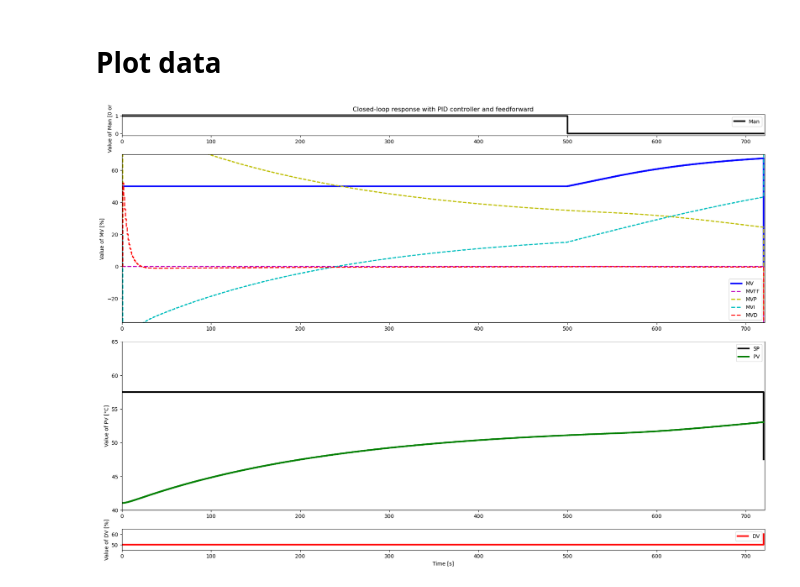
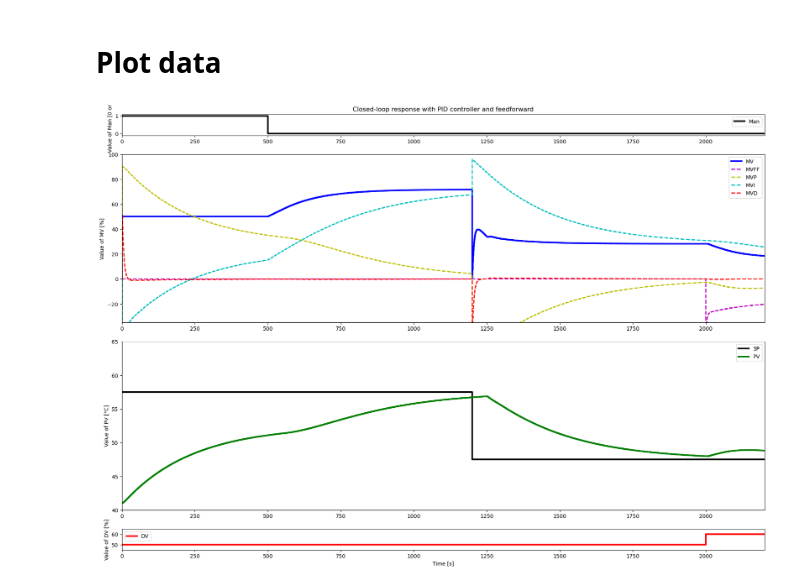
Before and after one commit to comus3/controlTheoryLabFiles, a Jupyter notebook: Control_theory_software_V3/Simulation_CLP_PID_FF.ipynb, the cells around one changed output. Cells and saved outputs as stored; diff of their text form; code cells hidden in the pictures.

```diff
--- a/Control_theory_software_V3/Simulation_CLP_PID_FF.ipynb
+++ b/Control_theory_software_V3/Simulation_CLP_PID_FF.ipynb
@@ -20,7 +20,7 @@ from PACKAGE_LAB import *
 # %% [markdown]
 # Simulation parameters
 # %%
-TSim = 2000               # Simulation Time [s]
+TSim = 2400               # Simulation Time [s]
 Ts = 1                     # Sampling Period [s], Ts est imposé
 N = int(TSim/Ts) + 1
 
@@ -205,32 +205,32 @@ ax4.set_ylabel("Value of DV [%]")
 ax4.legend(loc='best')
 
 ManInt = [int(x) for x in Man]
 
 l1.set_data(t,ManInt)
 l2.set_data(t,MV)
 l21.set_data(t,MVP)
 l22.set_data(t,MVI)
 l23.set_data(t,MVD)
 l24.set_data(t,MVFF)
 l3.set_data(t,SP)
 l4.set_data(t,PV)
 l5.set_data(t,DV)
 
 ax1.set_xlim(0, t[-1]+1)
 ax2.set_xlim(0, t[-1]+1)
 ax3.set_xlim(0, t[-1]+1)
 ax4.set_xlim(0, t[-1]+1)
 
 MVMinscope = myRound(np.min([np.min(MV),np.min(MVP),np.min(MVI),np.min(MVD),np.min(MVFF)]),5)-5
 MVMaxscope = myRound(np.max([np.max(MV),np.max(MVP),np.max(MVI),np.max(MVD),np.max(MVFF)]),5)+5
 
 ax1.set_ylim(-0.1,1.1)
-ax2.set_ylim(np.max([MVMinscope,-35]), np.min([MVMaxscope,70]))
+ax2.set_ylim(np.max([MVMinscope,-35]), np.min([MVMaxscope,100]))
 ax3.set_ylim(np.max([myRound(np.min((np.min(PV),np.min(SP))),5)-5,40]), myRound(np.max((np.max(PV),np.max(SP))),5)+5)
 ax4.set_ylim(myRound(np.min(DV),5)-5,myRound(np.max(DV),5)+5)
 
 nameFile = 'Plots/Simulation_' + scenario
 if not os.path.exists('Plots'):
     os.makedirs('Plots')
 # %% [output]
-[figure, old version]
+[figure, new version]
```
